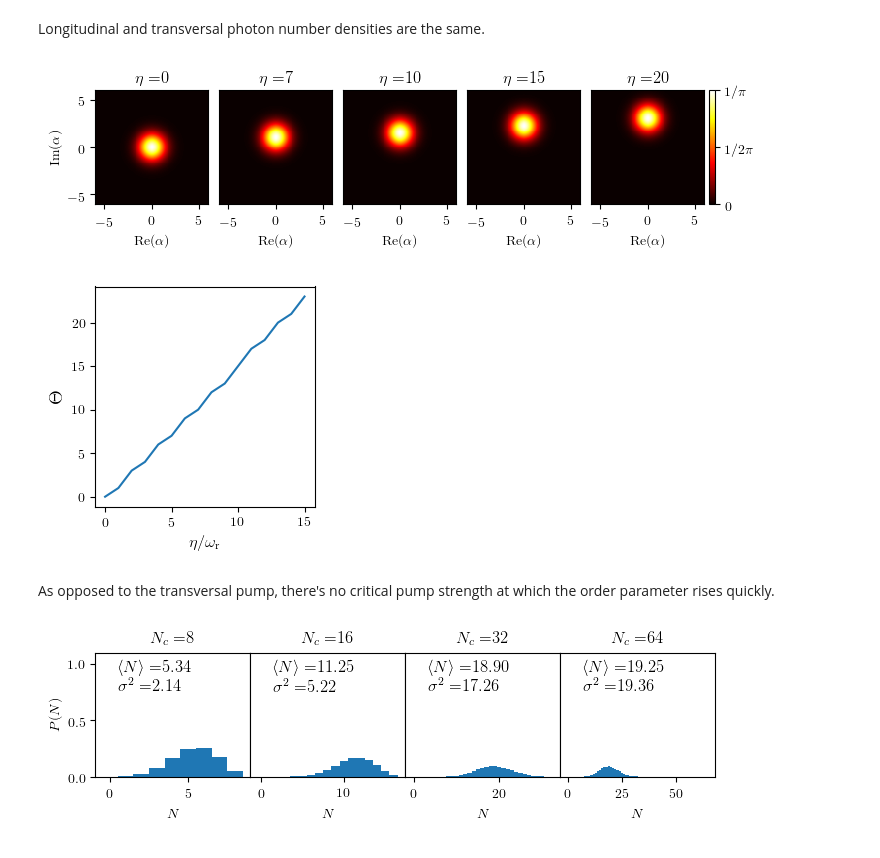
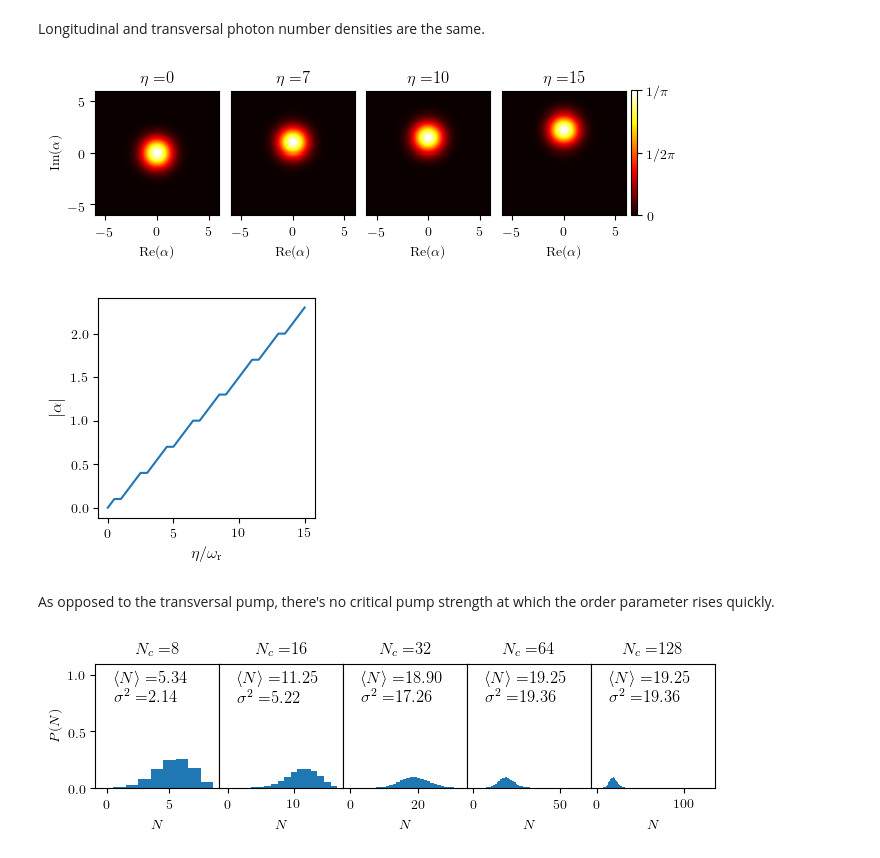
Before and after one commit to texmex76/qojulia, a Jupyter notebook: jupyter/Longitudinal Pump.ipynb, the cells around one changed output. Cells and saved outputs as stored; diff of their text form; code cells hidden in the pictures.

```diff
--- a/jupyter/Longitudinal Pump.ipynb
+++ b/jupyter/Longitudinal Pump.ipynb
@@ -46,17 +55,10 @@ end;
 # %%
-# Plot distributions for first three states
-
-rc("text", usetex=true)
-rc("text.latex", preamble= "\\usepackage{amsmath}")
-rc("font", family="serif")
 pygui(false)
-
-η = 10 * ωr
-E, ψ_states = eigenstates((H(η) + dagger(H(η)))/2, 3);
+N = real(expect(ad*a, ψ_states[1]))
 
 xpoints = samplepoints(b_position)
 
-fig = figure(figsize=(8, 2))
+fig = figure(figsize=(8, 2.2))
 host_1 = fig.add_subplot(131)
 host_2 = fig.add_subplot(132)
 host_3 = fig.add_subplot(133)
@@ -70,15 +72,14 @@ for i in 1:3
     density = diag(pos_dense.data)
     ψ_sqr = abs2.(density)
     normalize!(ψ_sqr)
-    ψ_sqr *= 2
     ada_exp = expect(ad*a, ψ_states[i])
     pot = @. U0*cos(k*xpoints)^2*real(ada_exp)
 
 #     host.set_ylim(-0.0004, 0.0078)
 #     par1.set_ylim(-15.590715, 0.829001)
-    host.set_xlim(.25, .75)
-    par1.set_xlim(.25, .75)
-    host.set_xticks([.25, .5, .75])
+#     host.set_xlim(.25, .75)
+#     par1.set_xlim(.25, .75)
+    host.set_xticks([0, .25, .5, .75, 1])
     host.plot(xpoints, ψ_sqr, "C0")
     par1.plot(xpoints, pot, "C1", linestyle="--")
 
@@ -88,6 +89,7 @@ for i in 1:3
     host.yaxis.label.set_color("C0")
     par1.yaxis.label.set_color("C1")
 
+#     par1.set_ylim(-7.370032, 0.350954)
     # Boundaries
 #     println("host.set_ylim(" *@sprintf("%.4f", host.get_ylim()[1]) *", " *@sprintf("%.4f", host.get_ylim()[2]) *")")
 #     println("par1.set_ylim(" *@sprintf("%.6f", par1.get_ylim()[1]) *", " *@sprintf("%.6f", par1.get_ylim()[2]) *")")
@@ -95,5 +97,5 @@ for i in 1:3
     title(L"E=" * @sprintf("%.2f", E[i]) * L"/ \omega_\text{r}")
 end
 
-tight_layout()
+tight_layout(rect=[0, 0, 1, 1])
 # %% [output]
@@ -154,7 +156,7 @@ Between occupied momenta, there's always a gap which is not the case with the tr
 # %%
 # Calculate parameters for photon number plot
 
-η_arr = [0, 5, 10, 15] .* ωr
+η_arr = [0:0.5:15;] .* ωr
 X = [0:1:N_cutoff;]
 probab_arr = []
 N_arr = []
@@ -172,3 +174,7 @@ for i in 1:size(η_arr)[1]
     push!(N_arr, N)
     push!(σ_sqr_arr, σ_sqr)
 end
+# %%
+for i in N_arr
+    print("$(i)" * ", ")
+end
@@ -222,7 +230,7 @@ Longitudinal and transversal photon number densities are the same.
 # Calculate Qfunc
 
 # η_arr = [0, 3, 9, 12, 15] .* ωr
-η_arr = [0, 7, 10, 15, 20] .* ωr
+η_arr = [0, 7, 10, 15] .* ωr
 
 # Boundary
 bdr = 6
@@ -241,7 +249,7 @@ rc("text", usetex=true)
 rc("font", family="serif")
 pygui(false)
 
-fig = figure(figsize=(8,2))
+fig = figure(figsize=(7,2.1875))
 # fig = figure()
 # gs = gridspec.GridSpec(1, size(η_arr)[1])
 
@@ -255,34 +263,34 @@ for i in 1:size(η_arr)[1]
 
     title_string = L"\eta=" * @sprintf("%d", η_arr[i])
     title(title_string)
 #     host.set_xticks([-0.75, 0, 0.75])
 
     if i == 1
         ylabel(L"\mathrm{Im}(\alpha)")
         xlabel(L"\mathrm{Re}(\alpha)")
     else
         xlabel(L"\mathrm{Re}(\alpha)")
         yticks([], [])
     end
 
     colorbar_ticks = [0, 1/(2*π), 1/π]
     ticklabels = [L"0", L"1/2\pi", L"1/\pi"]
 
     if i != size(η_arr)[1]
         rez = fig.colorbar(cmap="hot", colorz, ticks=[], fraction=0.046, pad=0.04, filled=false, drawedges=true)
         rez.outline.set_color("white")
     else
         rez = fig.colorbar(cmap="hot", colorz, ticks=colorbar_ticks, fraction=0.046, pad=0.04)
         rez.set_ticklabels(ticklabels)
     end
 
 
 end
 
 subplots_adjust(hspace=0, wspace=0);
 # tight_layout()
 # %% [output]
-[figure, old version]
+[figure, new version]
 # %%
 # Calculate order parameter
 
@@ -309,12 +318,12 @@ pygui(false)
 figure(figsize=(3,3))
 plot(η_arr, order_param_arr)
 xlabel(L"\eta / \omega_\text{r}", fontsize=12)
-ylabel(L"\Theta", fontsize=14)
+ylabel(L"|\alpha|", fontsize=12)
 # xlim(0, 8)
 tight_layout()
 # title("Order parameter transversal");
 # %% [output]
-[figure, old version]
+[figure, new version]
 # %% [markdown]
 As opposed to the transversal pump, there's no critical pump strength at which the order parameter rises quickly.
 # %%
@@ -411,10 +420,10 @@ for i in 1:size(cutoff_arr)[1]
     title(title_string)
 
     textstr = L"\langle N \rangle=" * @sprintf("%.2f", real(N_arr[i])) * "\n" * L"\sigma^2=" * @sprintf("%.2f", σ_sqr_arr[i])
-    host.text(displace[i], 0.95, textstr, transform=host.transAxes, fontsize=12, verticalalignment="top")
+    host.text(0.15, 0.95, textstr, transform=host.transAxes, fontsize=12, verticalalignment="top")
 end
 tight_layout()
 subplots_adjust(hspace=0, wspace=0);
 # text(-10.5, -.305, L"N");
 # %% [output]
-[figure, old version]
+[figure, new version]
```
Also changed, not shown: parts of 6 cells of this notebook, 1 other file.
